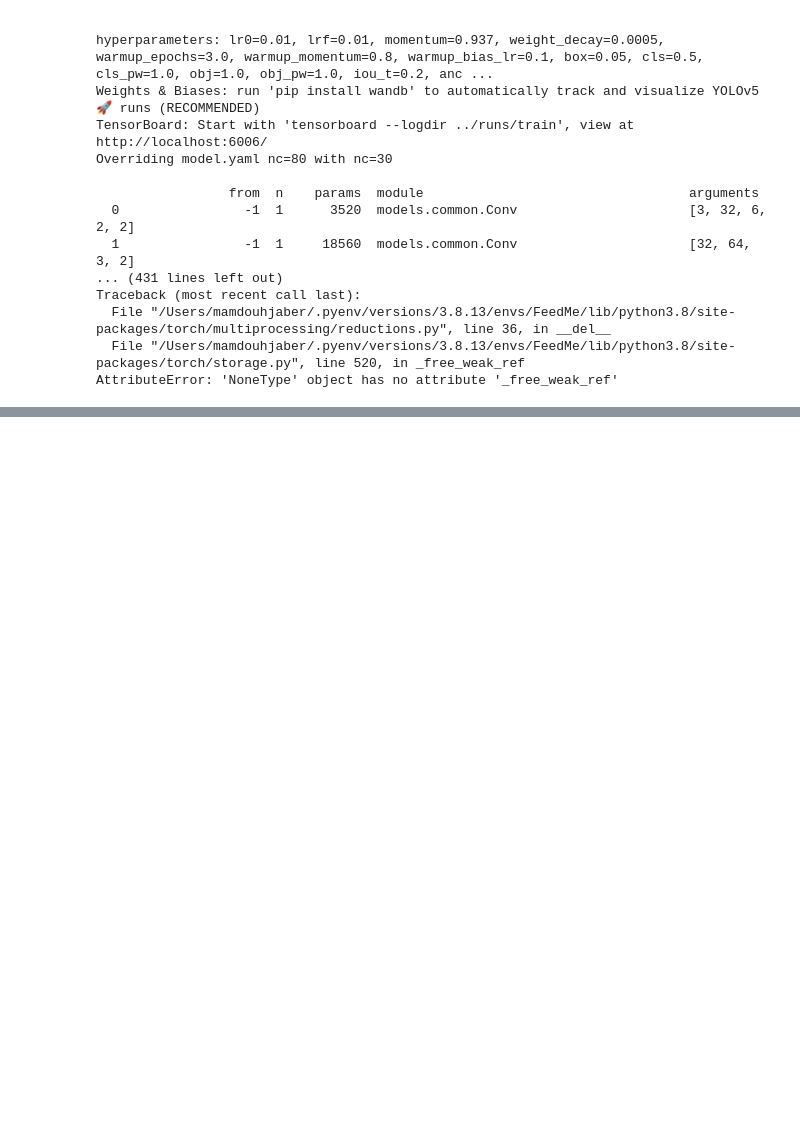
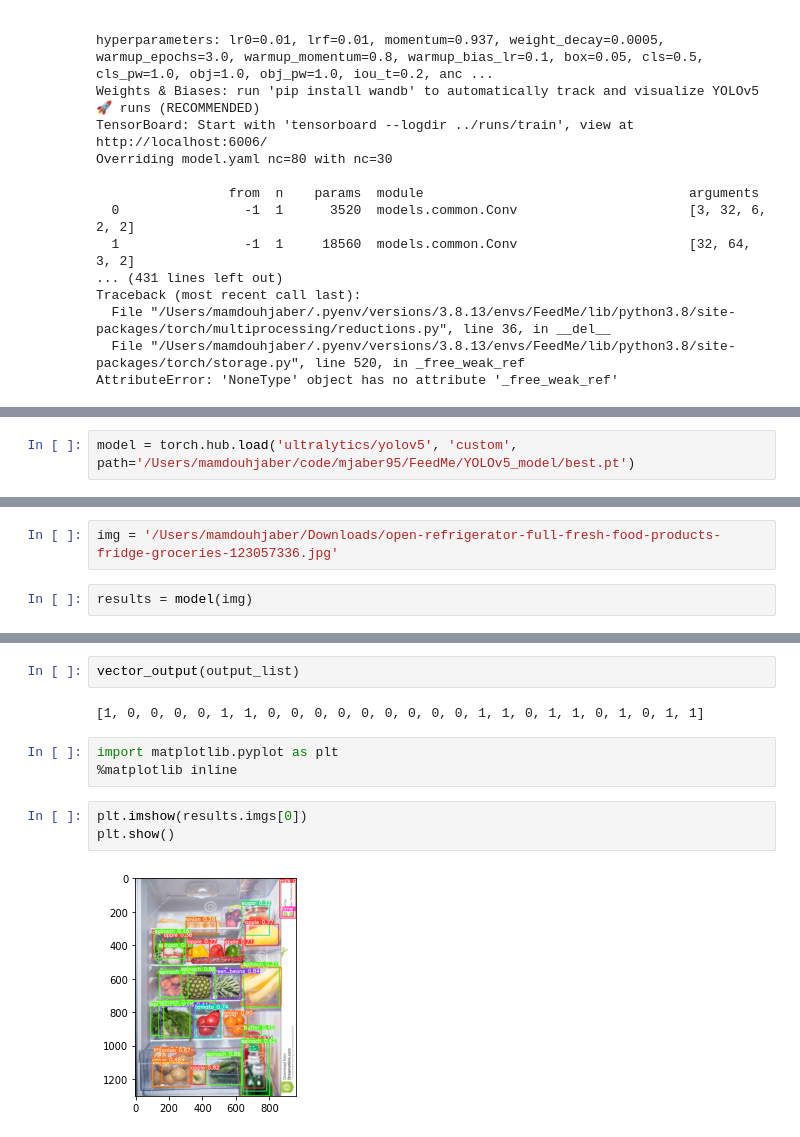
Before and after one commit to mjaber95/FeedMe, a Jupyter notebook: notebooks/mamdouh-yolo.ipynb, the cells around one changed output, grey strips where cells are left out. Cells and saved outputs as stored; diff of their text form; blank space fills up the shorter version.

Commit message:
added vectorize function

```diff
--- a/notebooks/mamdouh-yolo.ipynb
+++ b/notebooks/mamdouh-yolo.ipynb
@@ -20,0 +48,2 @@ AttributeError: 'NoneType' object has no attribute '_free_weak_ref'
+# %%
+model = torch.hub.load('ultralytics/yolov5', 'custom', path='/Users/mamdouhjaber/code/mjaber95/FeedMe/YOLOv5_model/best.pt')
@@ -20,0 +57,4 @@ AttributeError: 'NoneType' object has no attribute '_free_weak_ref'
+# %%
+img = '/Users/mamdouhjaber/Downloads/open-refrigerator-full-fresh-food-products-fridge-groceries-123057336.jpg'
+# %%
+results = model(img)
@@ -20,0 +129,12 @@ AttributeError: 'NoneType' object has no attribute '_free_weak_ref'
+# %%
+vector_output(output_list)
+# %% [output]
+[1, 0, 0, 0, 0, 1, 1, 0, 0, 0, 0, 0, 0, 0, 0, 0, 1, 1, 0, 1, 1, 0, 1, 0, 1, 1]
+# %%
+import matplotlib.pyplot as plt
+%matplotlib inline
+# %%
+plt.imshow(results.imgs[0])
+plt.show()
+# %% [output]
+[figure, added]
```
Also changed, not shown: parts of 11 cells of this notebook, 2 other files.
